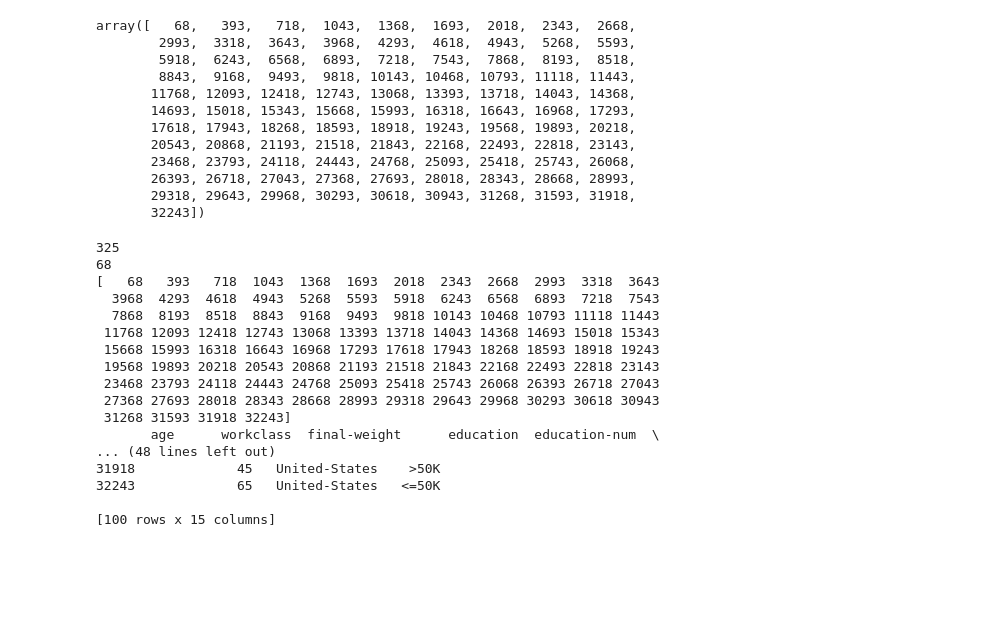
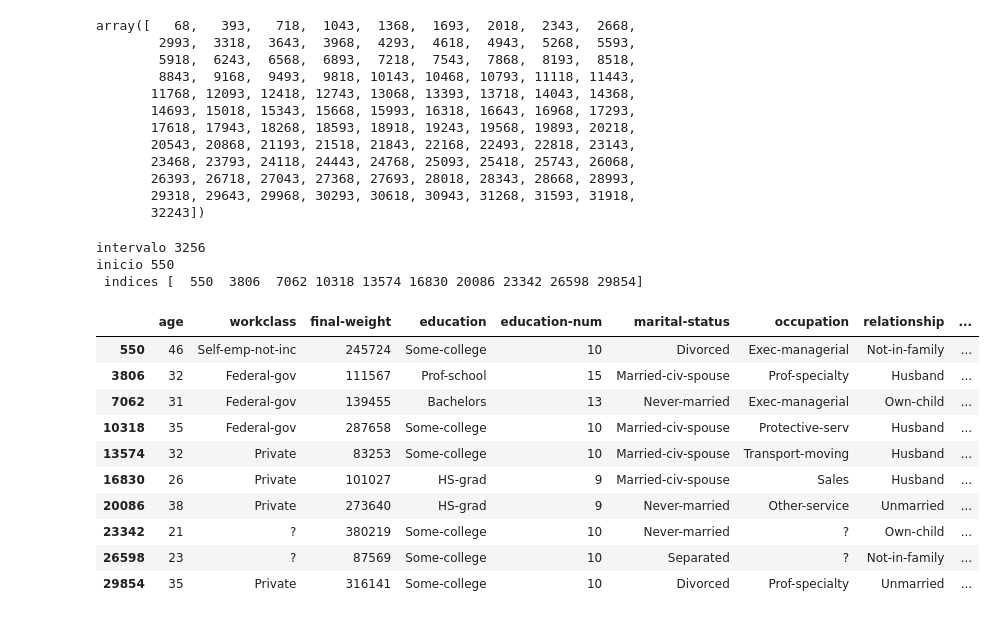
Before and after one commit to txaugusto/Udemay-Data-Science, a Jupyter notebook: Amostragem.ipynb, the cells around one changed output. Saved outputs shown, nothing was run; the diff lists cells and outputs as text; code cells hidden in the pictures; blank space fills up the shorter version.

```diff
--- a/Amostragem.ipynb
+++ b/Amostragem.ipynb
@@ -60,35 +60,32 @@ array([   68,   393,   718,  1043,  1368,  1693,  2018,  2343,  2668,
        26393, 26718, 27043, 27368, 27693, 28018, 28343, 28668, 28993,
        29318, 29643, 29968, 30293, 30618, 30943, 31268, 31593, 31918,
        32243])
-# %%
-def amostragem_sistematica(dataset, amostras):
-  intervalo = len(dataset) // amostras
-  print(intervalo)
-  random.seed(1)
-  inicio = random.randint(0, intervalo)
-  print(inicio)
-  indices = np.arange(inicio, len(dataset), step = intervalo)
-  print(indices)
-  amostra_sistematica = dataset.iloc[indices]
-  print(amostra_sistematica)
-  return amostra_sistematica
-
-teste = amostragem_sistematica(dataset, 100)
-# %% [output]
-325
-68
-[   68   393   718  1043  1368  1693  2018  2343  2668  2993  3318  3643
-  3968  4293  4618  4943  5268  5593  5918  6243  6568  6893  7218  7543
-  7868  8193  8518  8843  9168  9493  9818 10143 10468 10793 11118 11443
- 11768 12093 12418 12743 13068 13393 13718 14043 14368 14693 15018 15343
- 15668 15993 16318 16643 16968 17293 17618 17943 18268 18593 18918 19243
- 19568 19893 20218 20543 20868 21193 21518 21843 22168 22493 22818 23143
- 23468 23793 24118 24443 24768 25093 25418 25743 26068 26393 26718 27043
- 27368 27693 28018 28343 28668 28993 29318 29643 29968 30293 30618 30943
- 31268 31593 31918 32243]
-       age      workclass  final-weight      education  education-num  \
-... (48 lines left out)
-31918             45   United-States    >50K
-32243             65   United-States   <=50K
-
-[100 rows x 15 columns]
+# %%
+def amostragem_sistematica(dataset, amostras): # funçao para selecionar X amostras
+  intervalo = len(dataset) // amostras # calcula o intervalo \ formula. população / qtd amostras desejada = inteiro da divisão
+  print(f"intervalo {intervalo}")
+  random.seed(1) # random.seed() 0 ou 1 para trazer o mesmo resultado sempre
+  inicio = random.randint(0, intervalo) # seleciona um numero aleatorio entre 0 e o intervalo
+  print(f"inicio {inicio}")
+  indices = np.arange(inicio, len(dataset), step = intervalo) # np.arange serve como for para iterar e armazenar na variavel os indices resultantes em um array
+  print(f" indices {indices}")
+  amostra_sistematica = dataset.iloc[indices] # com o valor da varivel indice, uso iloc[] para selecionar apenas os indices da variavel indices na tabela mãe e armazeno em amostra_sistematica
+  return amostra_sistematica # retorna o resultado de amostra_sistematica para a função
+
+df_teste = amostragem_sistematica(dataset, 10) # chama a função, passa a tabela toda e quantas amostras deseja retornar e armazena em df_teste
+df_teste
+# %% [output]
+intervalo 3256
+inicio 550
+ indices [  550  3806  7062 10318 13574 16830 20086 23342 26598 29854]
+|  | age | workclass | final-weight | education | education-num | marital-status | occupation | relationship | ... |
+| 550 | 46 | Self-emp-not-inc | 245724 | Some-college | 10 | Divorced | Exec-managerial | Not-in-family | ... |
+| 3806 | 32 | Federal-gov | 111567 | Prof-school | 15 | Married-civ-spouse | Prof-specialty | Husband | ... |
+| 7062 | 31 | Federal-gov | 139455 | Bachelors | 13 | Never-married | Exec-managerial | Own-child | ... |
+| 10318 | 35 | Federal-gov | 287658 | Some-college | 10 | Married-civ-spouse | Protective-serv | Husband | ... |
+| 13574 | 32 | Private | 83253 | Some-college | 10 | Married-civ-spouse | Transport-moving | Husband | ... |
+| 16830 | 26 | Private | 101027 | HS-grad | 9 | Married-civ-spouse | Sales | Husband | ... |
+| 20086 | 38 | Private | 273640 | HS-grad | 9 | Never-married | Other-service | Unmarried | ... |
+| 23342 | 21 | ? | 380219 | Some-college | 10 | Never-married | ? | Own-child | ... |
+| 26598 | 23 | ? | 87569 | Some-college | 10 | Separated | ? | Not-in-family | ... |
+| 29854 | 35 | Private | 316141 | Some-college | 10 | Divorced | Prof-specialty | Unmarried | ... |
```
